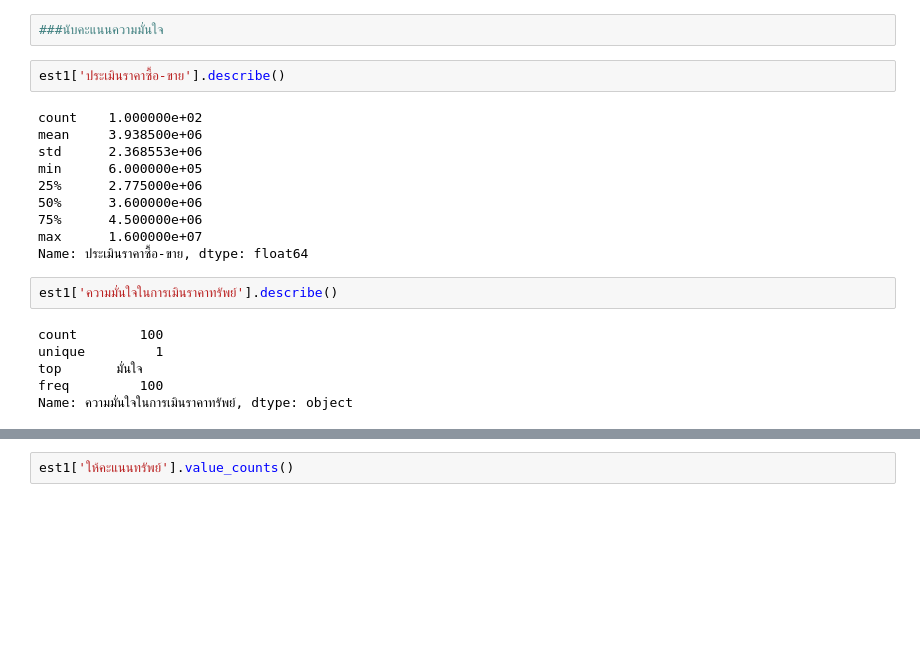
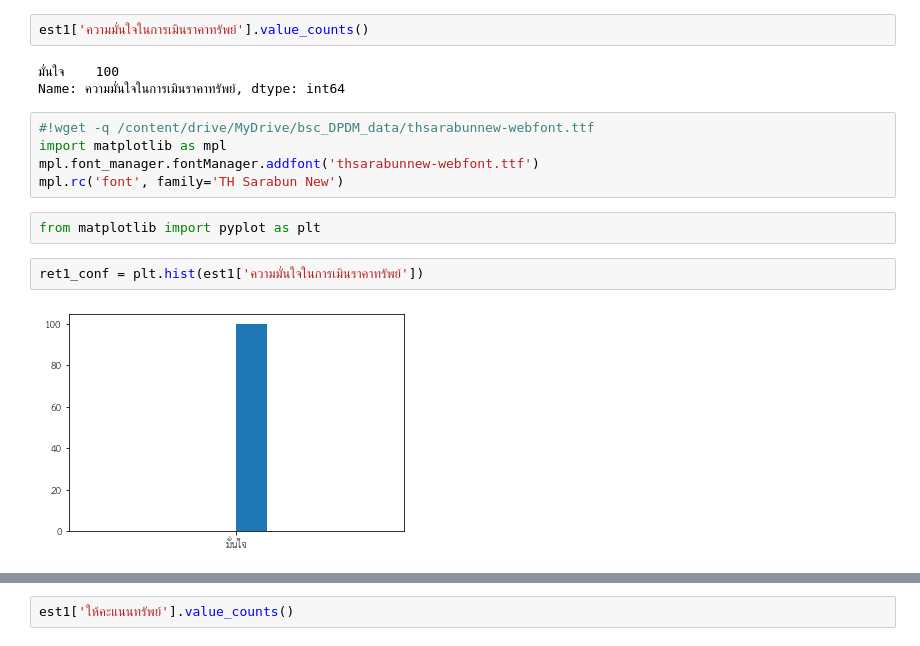
Before and after one commit to kumoromilee/bsc_dpdm22, a Jupyter notebook: [dataprep]_property_estimator.ipynb, the cells around one changed output, grey strips where cells are left out. Saved outputs shown, nothing was run; the diff lists cells and outputs as text; blank space fills up the shorter version.

```diff
--- a/[dataprep]_property_estimator.ipynb
+++ b/[dataprep]_property_estimator.ipynb
@@ -60,22 +56,16 @@ est1.describe()
-# %%
-###นับคะแนนความมั่นใจ
-# %%
-est1['ประเมินราคาซื้อ-ขาย'].describe()
-# %% [output]
-count    1.000000e+02
-mean     3.938500e+06
-std      2.368553e+06
-min      6.000000e+05
-25%      2.775000e+06
-50%      3.600000e+06
-75%      4.500000e+06
-max      1.600000e+07
-Name: ประเมินราคาซื้อ-ขาย, dtype: float64
 # %%
-est1['ความมั่นใจในการเมินราคาทรัพย์'].describe()
+est1['ความมั่นใจในการเมินราคาทรัพย์'].value_counts()
 # %% [output]
-count        100
-unique         1
-top       มั่นใจ
-freq         100
-Name: ความมั่นใจในการเมินราคาทรัพย์, dtype: object
+มั่นใจ    100
+Name: ความมั่นใจในการเมินราคาทรัพย์, dtype: int64
+# %%
+#!wget -q /content/drive/MyDrive/bsc_DPDM_data/thsarabunnew-webfont.ttf
+import matplotlib as mpl
+mpl.font_manager.fontManager.addfont('thsarabunnew-webfont.ttf')
+mpl.rc('font', family='TH Sarabun New')
+# %%
+from matplotlib import pyplot as plt
+# %%
+ret1_conf = plt.hist(est1['ความมั่นใจในการเมินราคาทรัพย์'])
+# %% [output]
+[figure, added]
```
Also changed, not shown: parts of 92 cells of this notebook.
